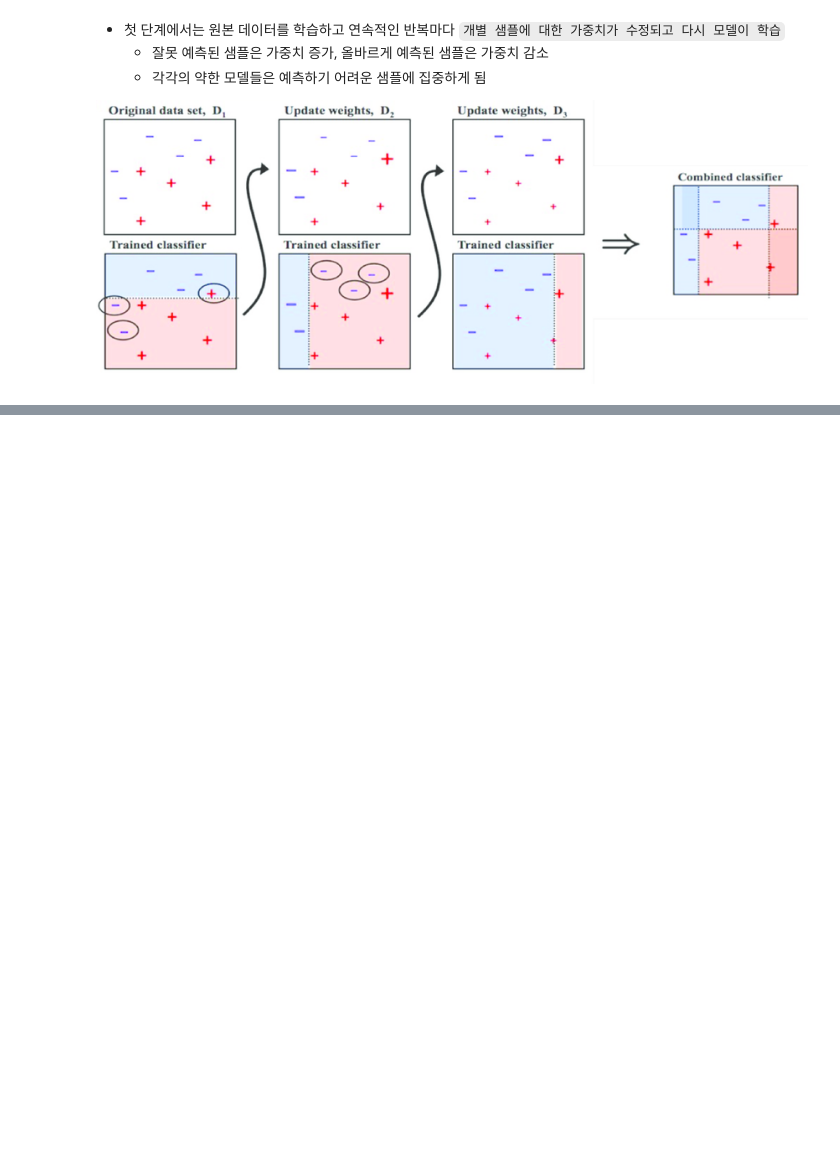
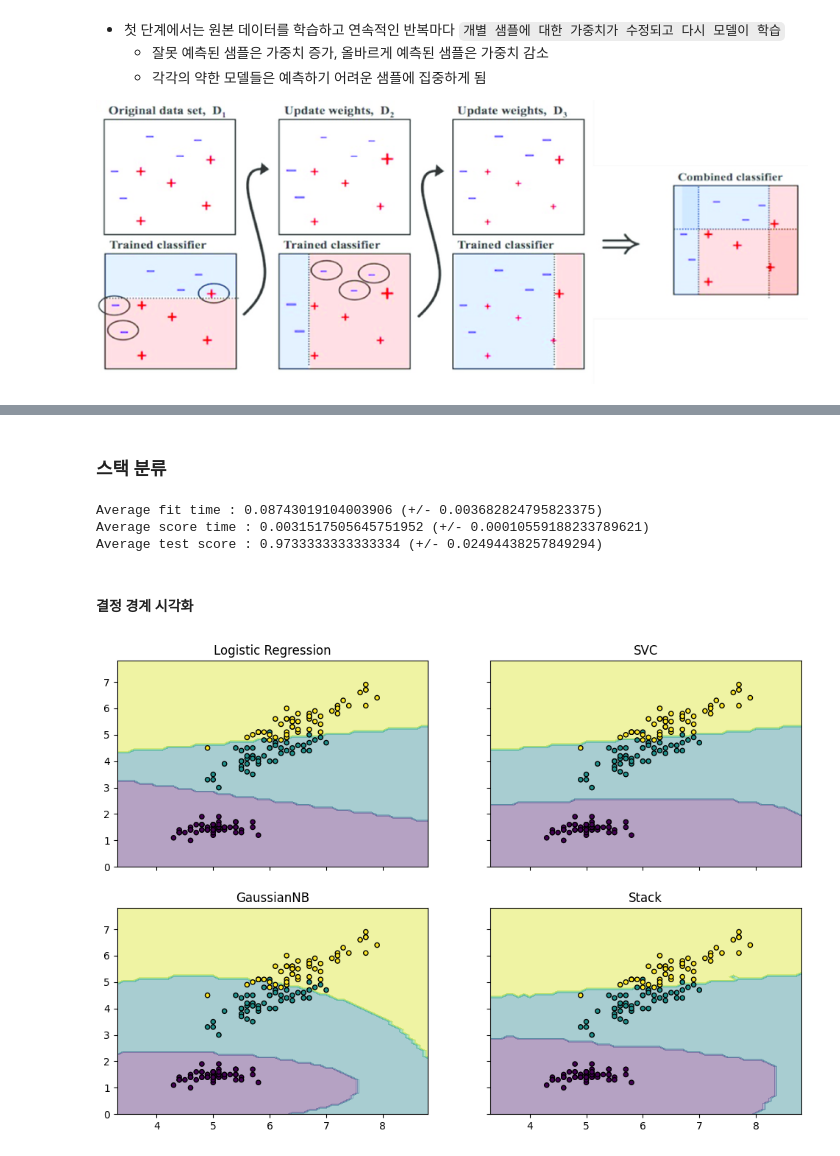
Before and after one commit to LeeHyungSeop/Basic_DataScience, a Jupyter notebook: 13_Machine_Learning_SUAN/11_Ensemble.ipynb, the cells around one changed output, grey strips where cells are left out. Drawn from its saved outputs; the diff is of its cells as text; code cells hidden in the pictures; blank space fills up the shorter version.

```diff
--- a/13_Machine_Learning_SUAN/11_Ensemble.ipynb
+++ b/13_Machine_Learning_SUAN/11_Ensemble.ipynb
@@ -861,0 +1258,2 @@ plt.show()
+# %% [markdown]
+### 스택 분류
@@ -861,0 +1266,5 @@ plt.show()
+# %%
+estimators = [
+    ('logistic', LogisticRegression(max_iter=10000)),
+    ('svc', SVC()),
+    ('naive', GaussianNB())]
@@ -861,0 +1276,53 @@ plt.show()
+# %%
+# base model(())에 대한 교차 검증
+cross_val = cross_validate(
+    estimator=clf,
+    X=iris.data, y=iris.target,
+    cv=5
+)
+print('Average fit time : {} (+/- {})' .format(cross_val['fit_time'].mean(), cross_val['fit_time'].std()))
+print('Average score time : {} (+/- {})' .format(cross_val['score_time'].mean(), cross_val['score_time'].std()))
+print('Average test score : {} (+/- {})' .format(cross_val['test_score'].mean(), cross_val['test_score'].std()))
+# %% [output]
+Average fit time : 0.08743019104003906 (+/- 0.003682824795823375)
+Average score time : 0.0031517505645751952 (+/- 0.00010559188233789621)
+Average test score : 0.9733333333333334 (+/- 0.02494438257849294)
+# %% [markdown]
+#### 결정 경계 시각화
+# %%
+X = iris.data[:, [0, 2]]
+y = iris.target
+# %%
+model1 = LogisticRegression(max_iter=10000)
+model2 = SVC()
+model3 = GaussianNB()
+stack = StackingClassifier(
+    estimators=estimators,
+    final_estimator=RandomForestClassifier()
+)
+
+model1 = model1.fit(X, y)
+model2 = model2.fit(X, y)
+model3 = model3.fit(X, y)
+stack = stack.fit(X, y)
+# %%
+import numpy as np
+
+x_min, x_max = X[:, 0].min()-1, X[:, 0].max()+1
+y_min, y_max = X[:, 1].min()-1, X[:, 1].max()+1
+xx, yy = np.meshgrid(np.arange(x_min, x_max, 0.1),
+                     np.arange(y_min, y_max, 0.1))
+# %%
+f, axarr = plt.subplots(2, 2, sharex='col', sharey='row', figsize=(12, 8))
+for idx, model, tt in zip(product([0, 1], [0, 1]),
+                          [model1, model2, model3, stack],
+                          ['Logistic Regression', 'SVC',
+                           'GaussianNB', 'Stack']):
+  Z = model.predict(np.c_[xx.ravel(), yy.ravel()])
+  Z = Z.reshape(xx.shape)
+  axarr[idx[0], idx[1]].contourf(xx, yy, Z, alpha=0.4)
+  axarr[idx[0], idx[1]].scatter(X[:, 0], X[:, 1], c=y, s=20, edgecolor='k')
+  axarr[idx[0], idx[1]].set_title(tt)
+plt.show()
+# %% [output]
+[figure, added]
```
Also changed, not shown: parts of 54 cells of this notebook.
